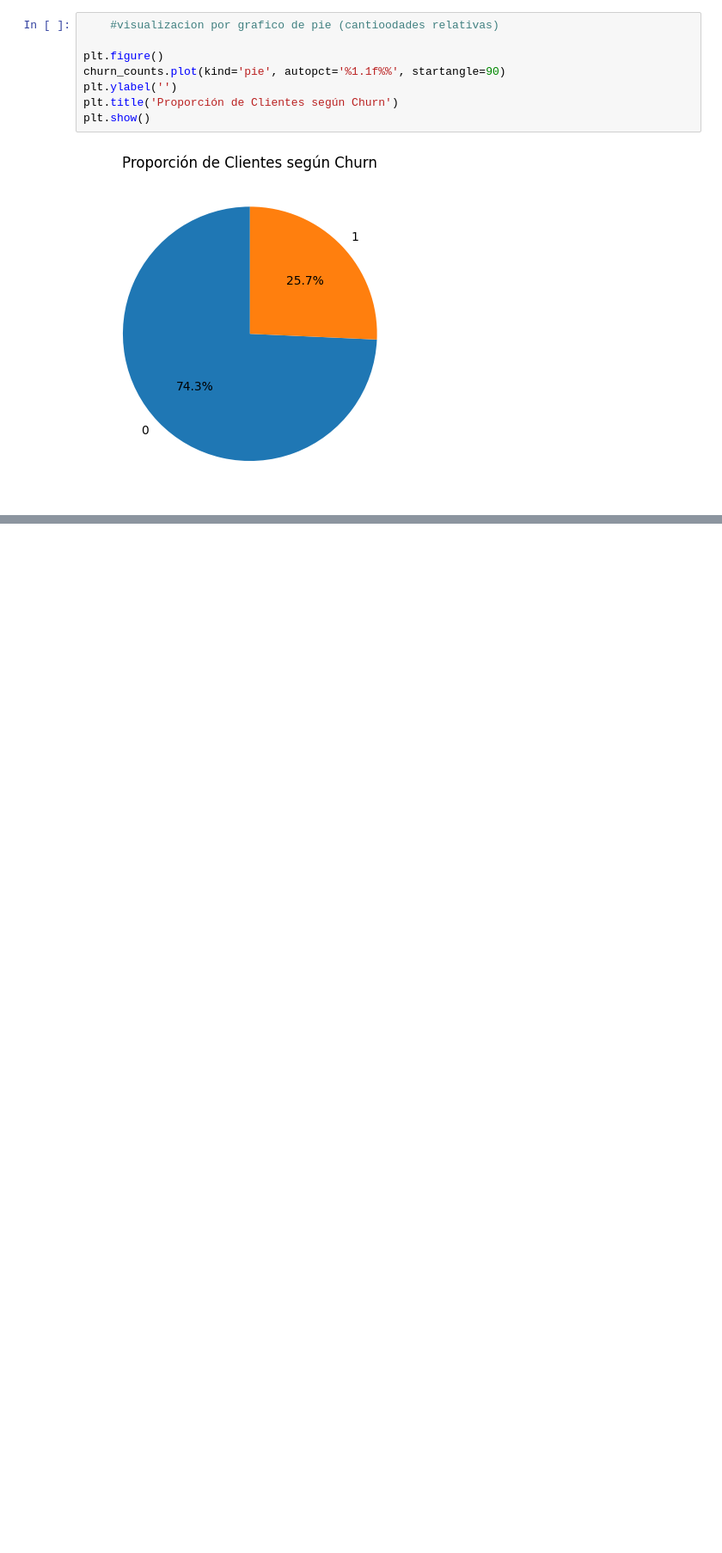
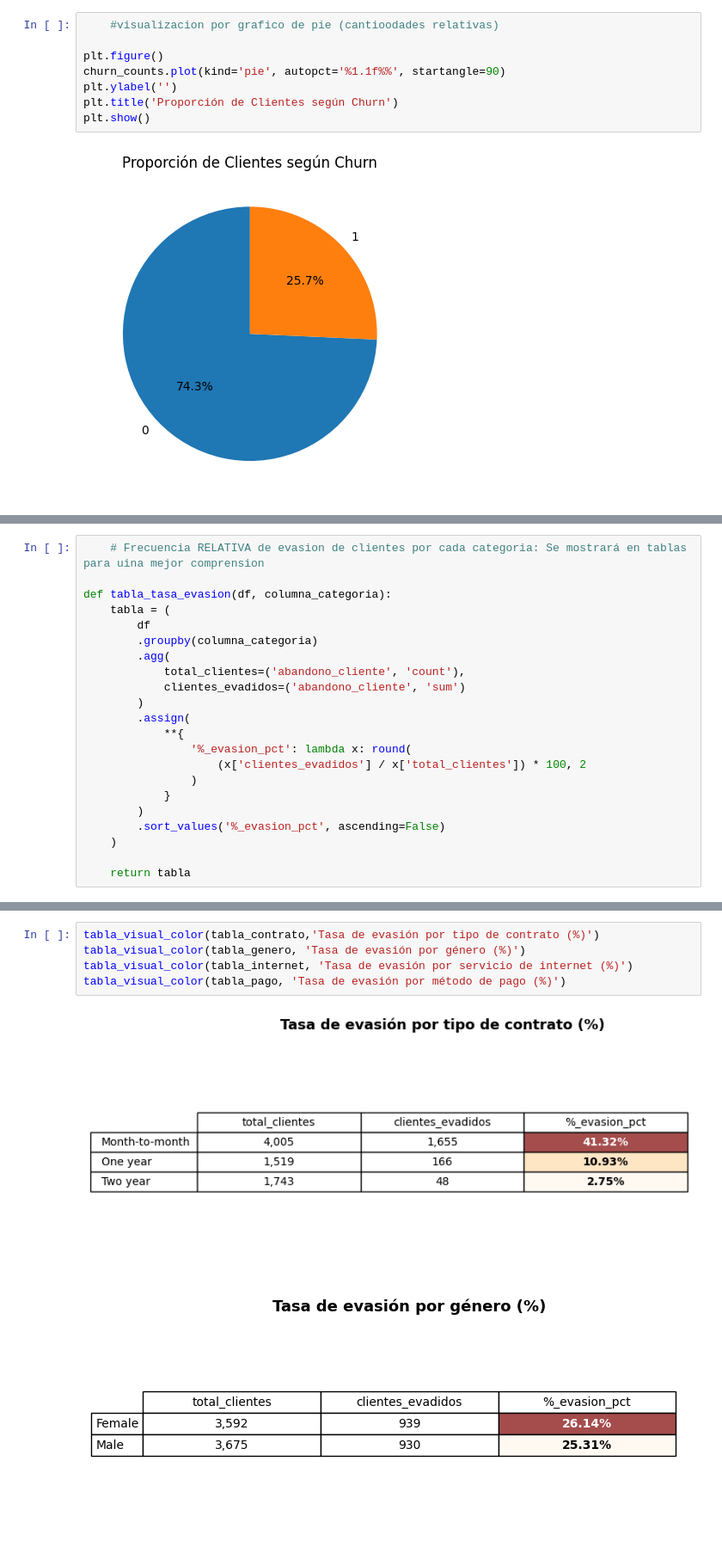
Before and after one commit to dvalderaa/Challenge_TelecomX, a Jupyter notebook: TelecomX.ipynb, the cells around one changed output, grey strips where cells are left out. Shown at 86% size. Cells and saved outputs as stored; diff of their text form; blank space fills up the shorter version.

```diff
--- a/TelecomX.ipynb
+++ b/TelecomX.ipynb
@@ -398,0 +467,22 @@ plt.show()
+# %%
+    # Frecuencia RELATIVA de evasion de clientes por cada categoria: Se mostrará en tablas para uina mejor comprension
+
+def tabla_tasa_evasion(df, columna_categoria):
+    tabla = (
+        df
+        .groupby(columna_categoria)
+        .agg(
+            total_clientes=('abandono_cliente', 'count'),
+            clientes_evadidos=('abandono_cliente', 'sum')
+        )
+        .assign(
+            **{
+                '%_evasion_pct': lambda x: round(
+                    (x['clientes_evadidos'] / x['total_clientes']) * 100, 2
+                )
+            }
+        )
+        .sort_values('%_evasion_pct', ascending=False)
+    )
+
+    return tabla
@@ -398,0 +558,8 @@ plt.show()
+# %%
+tabla_visual_color(tabla_contrato,'Tasa de evasión por tipo de contrato (%)')
+tabla_visual_color(tabla_genero, 'Tasa de evasión por género (%)')
+tabla_visual_color(tabla_internet, 'Tasa de evasión por servicio de internet (%)')
+tabla_visual_color(tabla_pago, 'Tasa de evasión por método de pago (%)')
+# %% [output]
+[figure, added]
+[figure, added]
```
Also changed, not shown: parts of 4 cells of this notebook.
